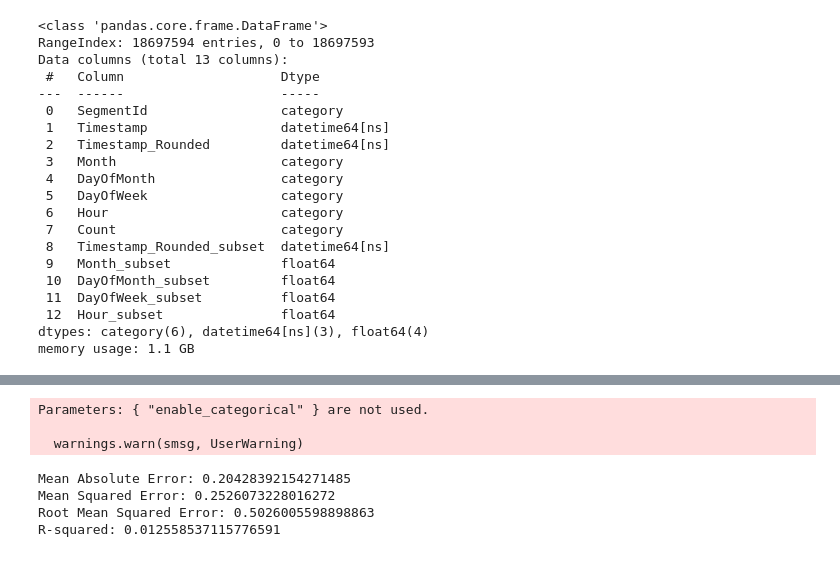
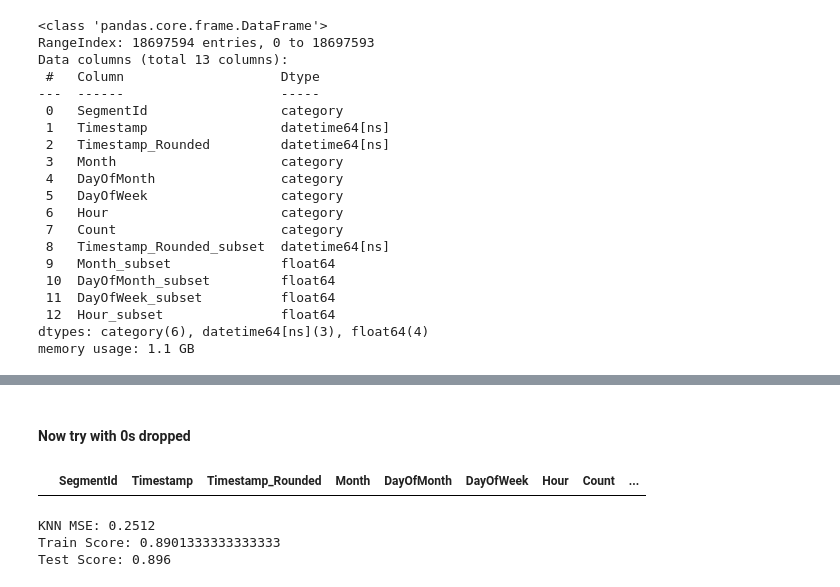
Before and after one commit to ziyuezhangd/accessibility-app, a Jupyter notebook: ml/noise-model.ipynb, the cells around one changed output, grey strips where cells are left out. Saved outputs shown, nothing was run; the diff lists cells and outputs as text; code cells hidden in the pictures.

```diff
--- a/ml/noise-model.ipynb
+++ b/ml/noise-model.ipynb
@@ -920,15 +759,0 @@ ValueError: DataFrame.dtypes for data must be int, float, bool or category. When
-# %%
-# Define model parameters
-params = {
-    'objective': 'reg:squarederror',
-    'tree_method': 'hist',          # Efficient tree building
-    'enable_categorical': True,     # Enable categorical data handling
-}
-
-# Train the model
-model_gb = xgb.train(params, dtrain, num_boost_round=100)
-models['gradient_boosting'] = model_gb
-# %% [output]
-Parameters: { "enable_categorical" } are not used.
-
-  warnings.warn(smsg, UserWarning)
@@ -939,14 +760,37 @@ predictions['gradient_boosting'] = y_pred_gb
-# %%
-mae = mean_absolute_error(y_test, y_pred_gb)
-print(f'Mean Absolute Error: {mae}')
-mse = mean_squared_error(y_test, y_pred_gb)
-print(f'Mean Squared Error: {mse}')
-rmse = np.sqrt(mse)
-print(f'Root Mean Squared Error: {rmse}')
-r2 = r2_score(y_test, y_pred_gb)
-print(f'R-squared: {r2}')
-# %% [output]
-Mean Absolute Error: 0.20428392154271485
-Mean Squared Error: 0.2526073228016272
-Root Mean Squared Error: 0.5026005598898863
-R-squared: 0.012558537115776591
+# %% [markdown]
+#### Now try with 0s dropped
+# %%
+data_sample = df_complaints_modeling[df_complaints_modeling["Count"] != 0].sample(random_state=42, n=5000)
+
+X = data_sample[FEATURES]
+y = data_sample[TARGET]
+
+# Split the data into training and testing sets
+X_train, X_test, y_train, y_test = train_test_split(X, y, random_state=42)
+
+#Feature Scaling
+sc = StandardScaler()
+X_train = sc.fit_transform(X_train)
+X_test = sc.fit_transform(X_test)
+# %%
+data_sample[data_sample["Count"] == 0]
+# %% [output]
+|  | SegmentId | Timestamp | Timestamp_Rounded | Month | DayOfMonth | DayOfWeek | Hour | Count | ... |
+# %%
+# K Nearest Neighbors
+knn = KNeighborsClassifier(n_neighbors=3)
+accuracies = cross_val_score(knn, X_train, y_train, cv=5)
+
+model_knn = knn.fit(X_train, y_train)
+y_pred_knn = knn.predict(X_test)
+print("KNN MSE:", mean_squared_error(y_test, y_pred_knn))
+
+models['KNN_1'] = model_knn
+predictions['KNN_1'] = y_pred_knn
+
+print("Train Score:",np.mean(accuracies))
+print("Test Score:",knn.score(X_test,y_test))
+# %% [output]
+KNN MSE: 0.2512
+Train Score: 0.8901333333333333
+Test Score: 0.896
```
Also changed, not shown: parts of 44 cells of this notebook, 5 other files.
